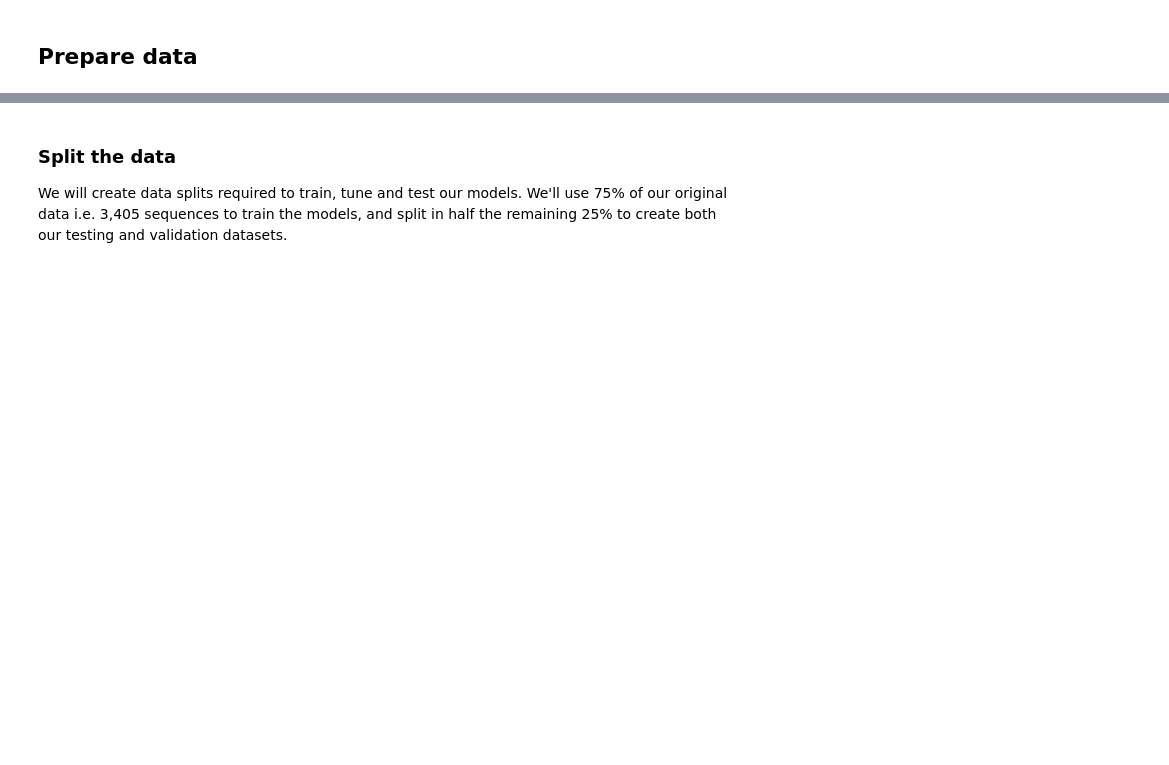
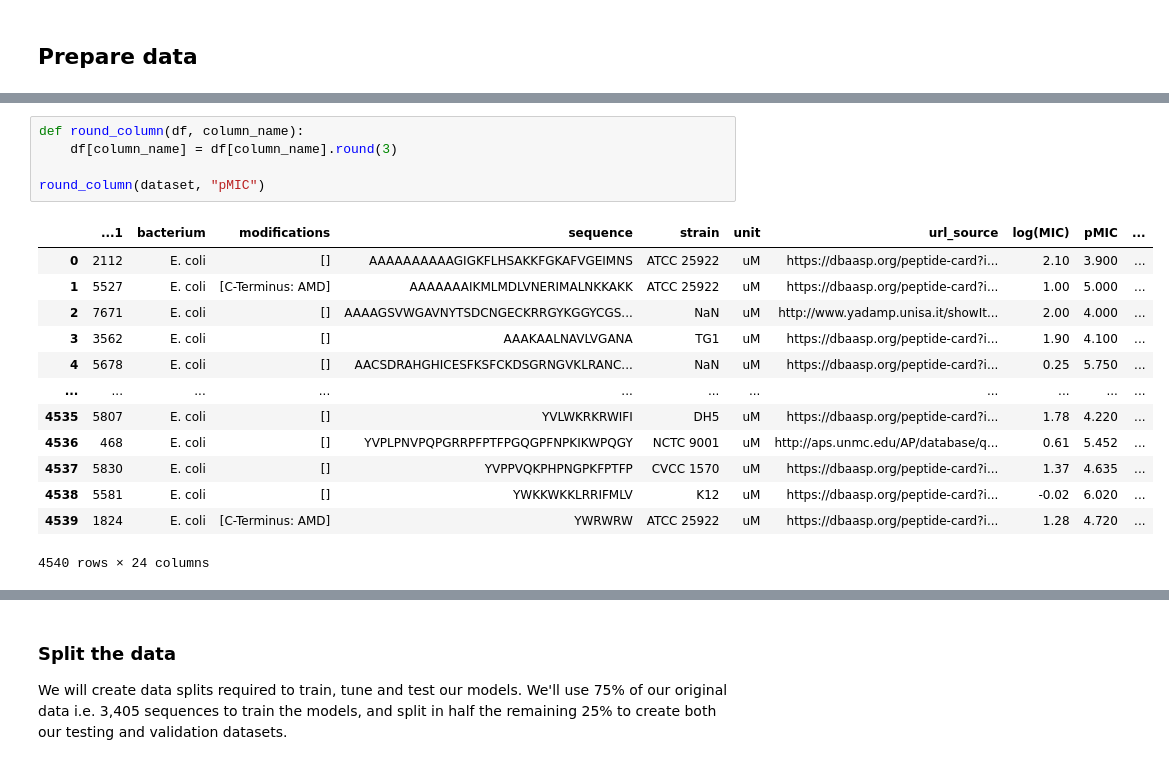
Before and after one commit to DannyLCG/aws_udacity_capstone_project, a Jupyter notebook: train-deploy.ipynb, the cells around one changed output, grey strips where cells are left out. Saved outputs shown, nothing was run; the diff lists cells and outputs as text; blank space fills up the shorter version.

```diff
--- a/train-deploy.ipynb
+++ b/train-deploy.ipynb
@@ -97,0 +117,19 @@ dataset.shape
+# %%
+def round_column(df, column_name):
+    df[column_name] = df[column_name].round(3)
+
+round_column(dataset, "pMIC")
+# %% [output]
+|  | ...1 | bacterium | modifications | sequence | strain | unit | url_source | log(MIC) | pMIC | ... |
+| 0 | 2112 | E. coli | [] | AAAAAAAAAAGIGKFLHSAKKFGKAFVGEIMNS | ATCC 25922 | uM | https://dbaasp.org/peptide-card?i... | 2.10 | 3.900 | ... |
+| 1 | 5527 | E. coli | [C-Terminus: AMD] | AAAAAAAIKMLMDLVNERIMALNKKAKK | ATCC 25922 | uM | https://dbaasp.org/peptide-card?i... | 1.00 | 5.000 | ... |
+| 2 | 7671 | E. coli | [] | AAAAGSVWGAVNYTSDCNGECKRRGYKGGYCGS... | NaN | uM | http://www.yadamp.unisa.it/showIt... | 2.00 | 4.000 | ... |
+| 3 | 3562 | E. coli | [] | AAAKAALNAVLVGANA | TG1 | uM | https://dbaasp.org/peptide-card?i... | 1.90 | 4.100 | ... |
+| 4 | 5678 | E. coli | [] | AACSDRAHGHICESFKSFCKDSGRNGVKLRANC... | NaN | uM | https://dbaasp.org/peptide-card?i... | 0.25 | 5.750 | ... |
+| ... | ... | ... | ... | ... | ... | ... | ... | ... | ... | ... |
+| 4535 | 5807 | E. coli | [] | YVLWKRKRWIFI | DH5 | uM | https://dbaasp.org/peptide-card?i... | 1.78 | 4.220 | ... |
+| 4536 | 468 | E. coli | [] | YVPLPNVPQPGRRPFPTFPGQGPFNPKIKWPQGY | NCTC 9001 | uM | http://aps.unmc.edu/AP/database/q... | 0.61 | 5.452 | ... |
+| 4537 | 5830 | E. coli | [] | YVPPVQKPHPNGPKFPTFP | CVCC 1570 | uM | https://dbaasp.org/peptide-card?i... | 1.37 | 4.635 | ... |
+| 4538 | 5581 | E. coli | [] | YWKKWKKLRRIFMLV | K12 | uM | https://dbaasp.org/peptide-card?i... | -0.02 | 6.020 | ... |
+| 4539 | 1824 | E. coli | [C-Terminus: AMD] | YWRWRW | ATCC 25922 | uM | https://dbaasp.org/peptide-card?i... | 1.28 | 4.720 | ... |
+4540 rows × 24 columns
```
Also changed, not shown: parts of 13 cells of this notebook, 6 other files.
